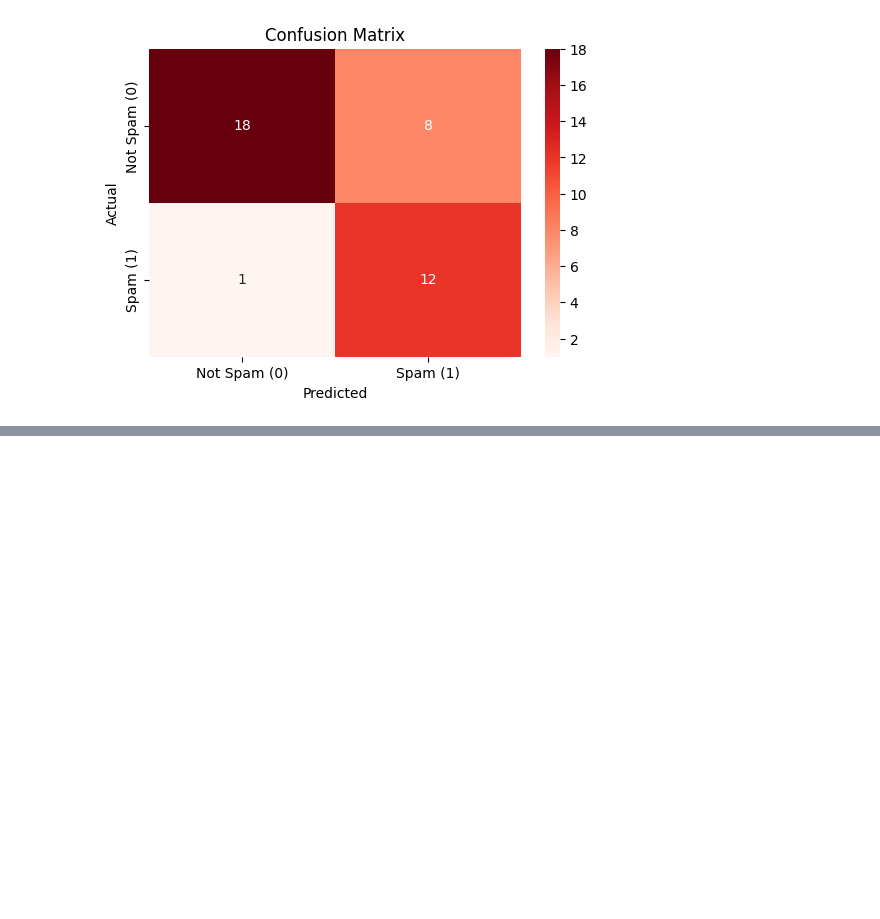
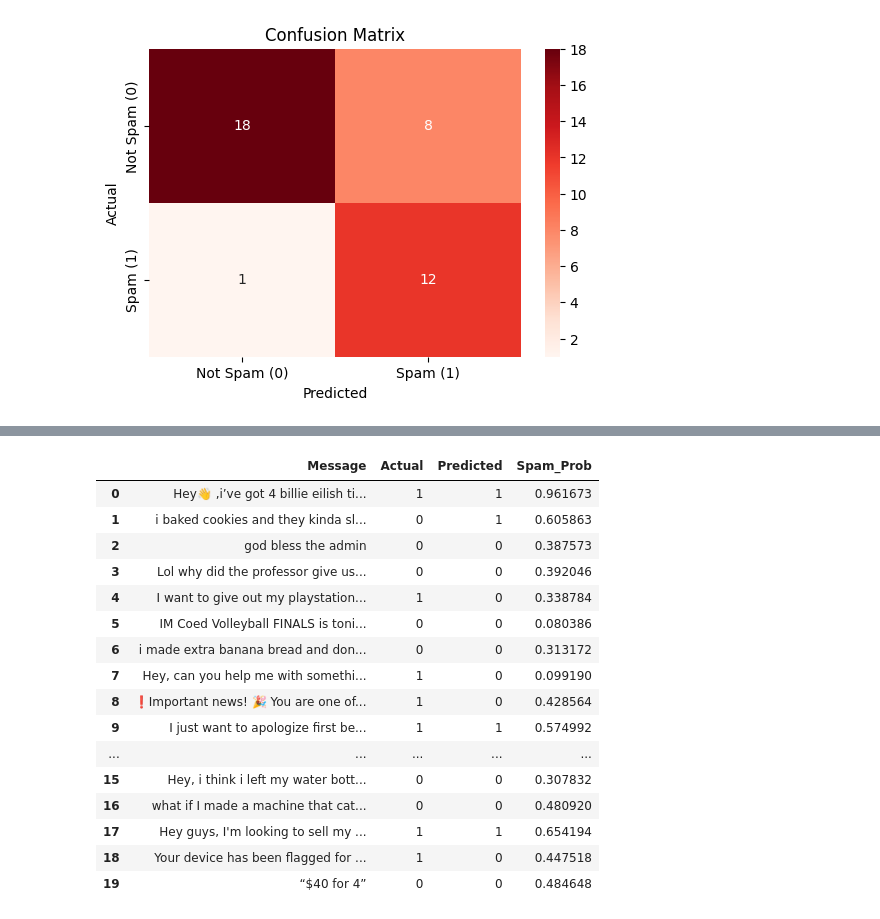
Before and after one commit to HassanTuray/TechyTerps, a Jupyter notebook: model/notebooks/LogisticRegression.ipynb, the cells around one changed output, grey strips where cells are left out. Cells and saved outputs as stored; diff of their text form; code cells hidden in the pictures; blank space fills up the shorter version.

```diff
--- a/model/notebooks/LogisticRegression.ipynb
+++ b/model/notebooks/LogisticRegression.ipynb
@@ -154,0 +242,27 @@ print(len(prob_baselr))
+# %%
+results = pd.DataFrame({
+      "Message": X_test["Message"].values,
+    "Actual": y_test2.values,
+    "Predicted": y_pred,
+    "Spam_Prob": y_proba
+})
+
+results.head(20)
+# %% [output]
+|  | Message | Actual | Predicted | Spam_Prob |
+| 0 | Hey👋 ,i’ve got 4 billie eilish ti... | 1 | 1 | 0.961673 |
+| 1 | i baked cookies and they kinda sl... | 0 | 1 | 0.605863 |
+| 2 | god bless the admin | 0 | 0 | 0.387573 |
+| 3 | Lol why did the professor give us... | 0 | 0 | 0.392046 |
+| 4 | I want to give out my playstation... | 1 | 0 | 0.338784 |
+| 5 | IM Coed Volleyball FINALS is toni... | 0 | 0 | 0.080386 |
+| 6 | i made extra banana bread and don... | 0 | 0 | 0.313172 |
+| 7 | Hey, can you help me with somethi... | 1 | 0 | 0.099190 |
+| 8 | ❗Important news! 🎉 You are one of... | 1 | 0 | 0.428564 |
+| 9 | I just want to apologize first be... | 1 | 1 | 0.574992 |
+| ... | ... | ... | ... | ... |
+| 15 | Hey, i think i left my water bott... | 0 | 0 | 0.307832 |
+| 16 | what if I made a machine that cat... | 0 | 0 | 0.480920 |
+| 17 | Hey guys, I'm looking to sell my ... | 1 | 1 | 0.654194 |
+| 18 | Your device has been flagged for ... | 1 | 0 | 0.447518 |
+| 19 | “$40 for 4” | 0 | 0 | 0.484648 |
```
Also changed, not shown: parts of 20 cells of this notebook.
